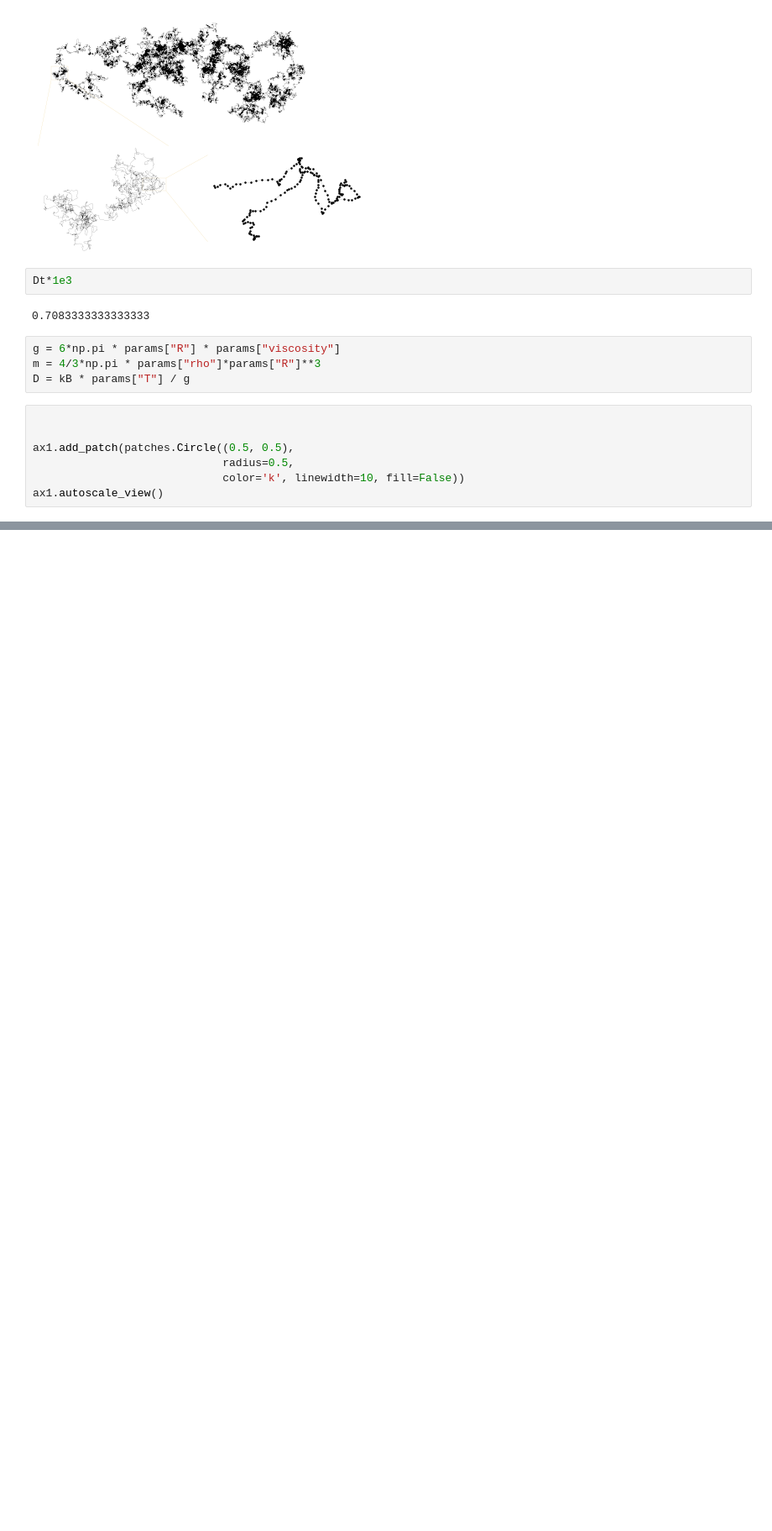
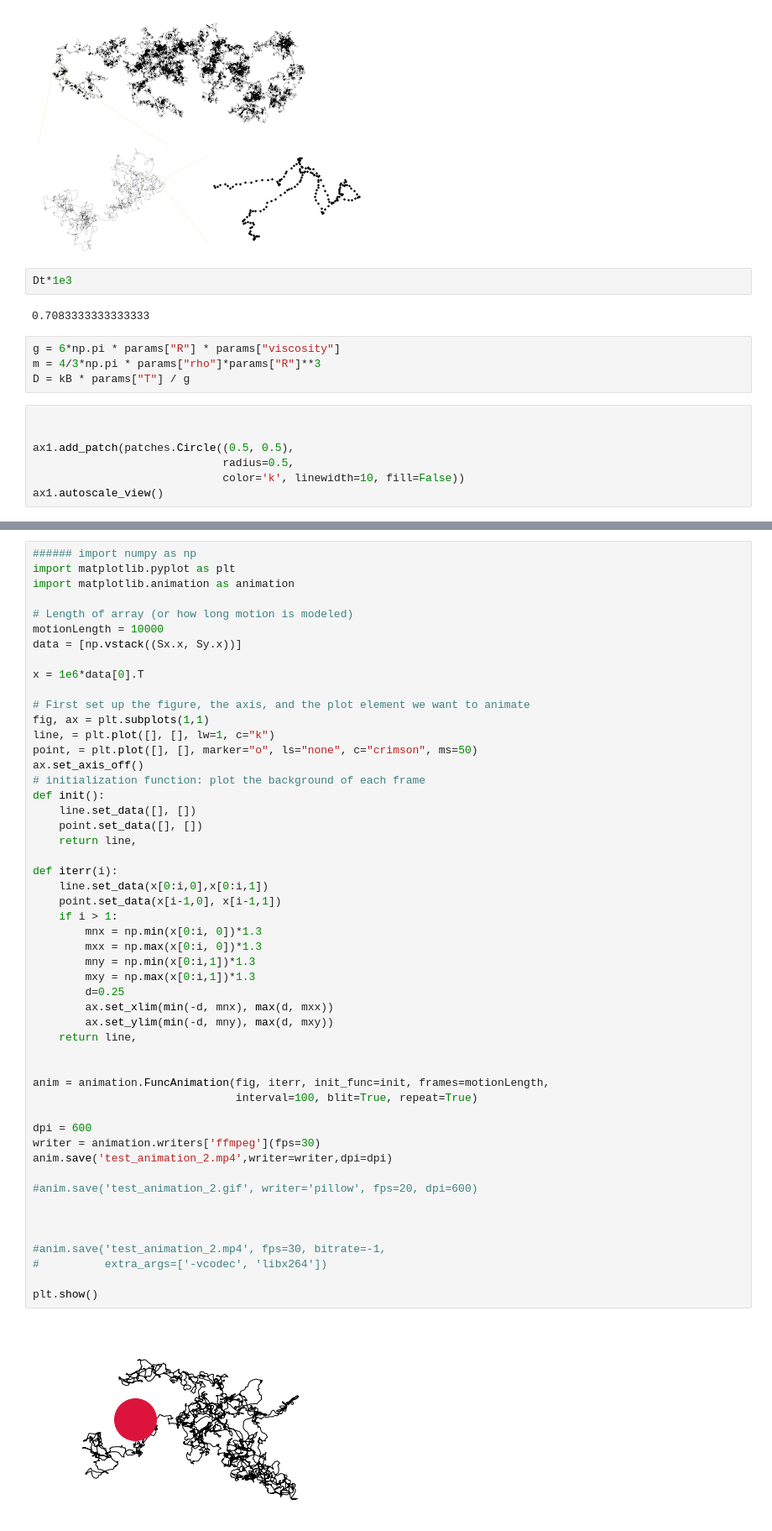
Before and after one commit to lhillber/brownian, a Jupyter notebook: notebooks/brownian.ipynb, the cells around one changed output, grey strips where cells are left out. Shown at 84% size. Drawn from its saved outputs; the diff is of its cells as text; blank space fills up the shorter version.

```diff
--- a/notebooks/brownian.ipynb
+++ b/notebooks/brownian.ipynb
@@ -743,0 +767,53 @@ ax1.autoscale_view()
+# %%
+###### import numpy as np
+import matplotlib.pyplot as plt
+import matplotlib.animation as animation
+
+# Length of array (or how long motion is modeled)
+motionLength = 10000
+data = [np.vstack((Sx.x, Sy.x))]
+
+x = 1e6*data[0].T
+
+# First set up the figure, the axis, and the plot element we want to animate
+fig, ax = plt.subplots(1,1)
+line, = plt.plot([], [], lw=1, c="k")
+point, = plt.plot([], [], marker="o", ls="none", c="crimson", ms=50)
+ax.set_axis_off()
+# initialization function: plot the background of each frame
+def init():
+    line.set_data([], [])
+    point.set_data([], [])
+    return line,
+
+def iterr(i):
+    line.set_data(x[0:i,0],x[0:i,1])
+    point.set_data(x[i-1,0], x[i-1,1])
+    if i > 1:
+        mnx = np.min(x[0:i, 0])*1.3
+        mxx = np.max(x[0:i, 0])*1.3
+        mny = np.min(x[0:i,1])*1.3
+        mxy = np.max(x[0:i,1])*1.3
+        d=0.25
+        ax.set_xlim(min(-d, mnx), max(d, mxx))
+        ax.set_ylim(min(-d, mny), max(d, mxy))
+    return line,
+
+
+anim = animation.FuncAnimation(fig, iterr, init_func=init, frames=motionLength,
+                               interval=100, blit=True, repeat=True)
+
+dpi = 600
+writer = animation.writers['ffmpeg'](fps=30)
+anim.save('test_animation_2.mp4',writer=writer,dpi=dpi)
+
+#anim.save('test_animation_2.gif', writer='pillow', fps=20, dpi=600)
+
+
+
+#anim.save('test_animation_2.mp4', fps=30, bitrate=-1,
+#          extra_args=['-vcodec', 'libx264'])
+
+plt.show()
+# %% [output]
+[figure, added]
```
Also changed, not shown: parts of 8 cells of this notebook, 5 other files.
